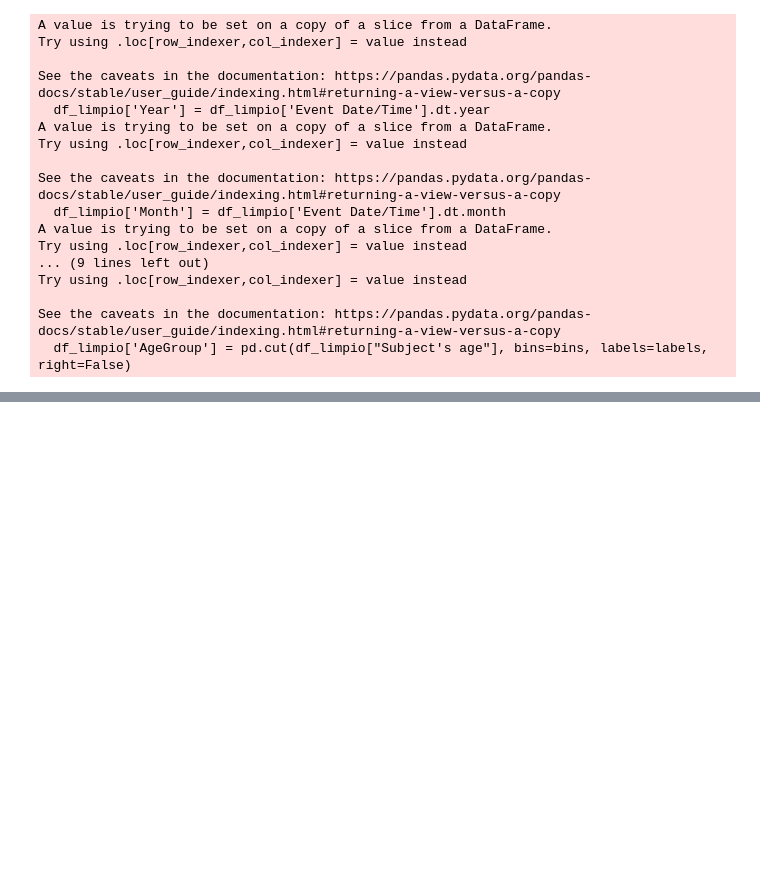
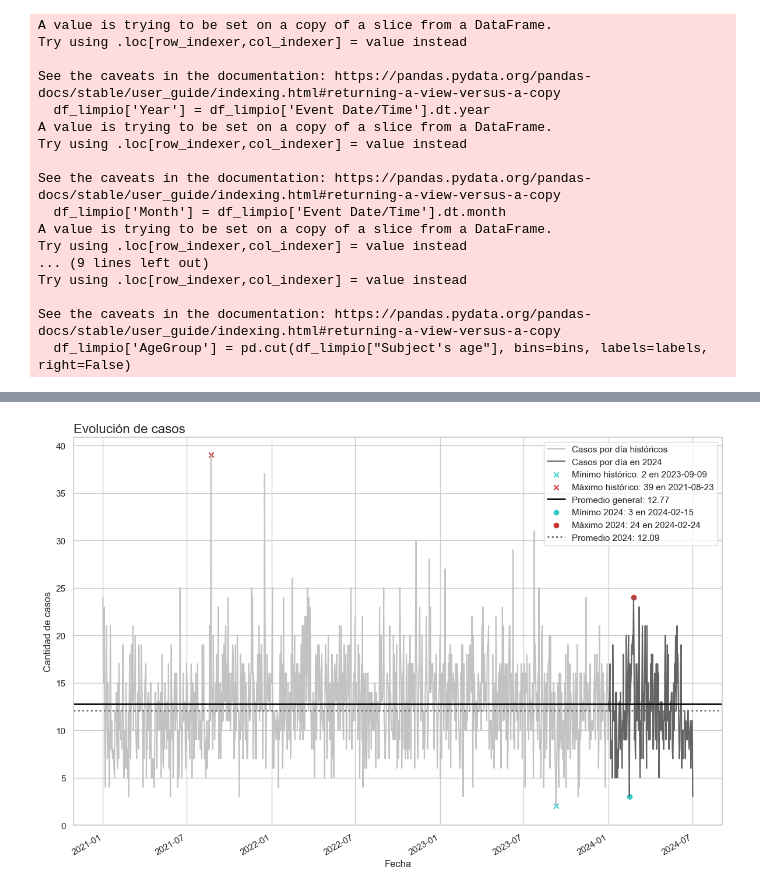
Before and after one commit to csolis97/03_Analisis_de_datos, a Jupyter notebook: Notebooks/03_visualizaciones.ipynb, the cells around one changed output, grey strips where cells are left out. Saved outputs shown, nothing was run; the diff lists cells and outputs as text; code cells hidden in the pictures; blank space fills up the shorter version.

```diff
--- a/Notebooks/03_visualizaciones.ipynb
+++ b/Notebooks/03_visualizaciones.ipynb
@@ -79 +71,45 @@ plt.show()
+# %%
+# ¿Cual ha sido la evolución histórica de casos en el tiempo?
+
+#Casos por dia y casos en 2024
+casos_por_dia = df_limpio['Event Date/Time'].dt.date.value_counts().sort_index()
+df_limpio_2024 = df_limpio[df_limpio['Event Date/Time'].dt.year == 2024] #Por interes  de analisis se genera un filtro al año actual
+casos_por_dia_2024 = df_limpio_2024['Event Date/Time'].dt.date.value_counts().sort_index()
+
+# Calculo variables de interes
+promedio_casos = casos_por_dia.mean()
+min_casos = casos_por_dia.min()
+max_casos = casos_por_dia.max()
+promedio_casos_2024 = casos_por_dia_2024.mean()
+min_casos_2024 = casos_por_dia_2024.min()
+max_casos_2024 = casos_por_dia_2024.max()
+fecha_min_casos = casos_por_dia[casos_por_dia == min_casos].index[0]
+fecha_max_casos = casos_por_dia[casos_por_dia == max_casos].index[0]
+fecha_min_casos_2024 = casos_por_dia_2024[casos_por_dia_2024 == min_casos_2024].index[0]
+fecha_max_casos_2024 = casos_por_dia_2024[casos_por_dia_2024 == max_casos_2024].index[0]
+
+# Graficos
+fig, ax = plt.subplots(figsize=(12, 8))
+casos_por_dia.plot(kind='line', color='#c2c2c2', ax=ax, label='Casos por día históricos')
+casos_por_dia_2024.plot(kind='line', color='#646464', ax=ax, label='Casos por día en 2024')
+
+# Agregar las variables de interes a la visualización
+ax.scatter(fecha_min_casos, min_casos, color='#34cdcb', marker='x', label=f'Mínimo histórico: {min_casos} en {fecha_min_casos}')
+ax.scatter(fecha_max_casos, max_casos, color='#cb3234', marker='x', label=f'Máximo histórico: {max_casos} en {fecha_max_casos}')
+ax.axhline(promedio_casos, color='#0a0a0a', linestyle='-', linewidth=2, label=f'Promedio general: {promedio_casos:.2f}')
+ax.scatter(fecha_min_casos_2024, min_casos_2024, color='#34cdcb', marker='o', label=f'Mínimo 2024: {min_casos_2024} en {fecha_min_casos_2024}')
+ax.scatter(fecha_max_casos_2024, max_casos_2024, color='#cb3234', marker='o', label=f'Máximo 2024: {max_casos_2024} en {fecha_max_casos_2024}')
+ax.axhline(promedio_casos_2024, color='#6d6552', linestyle=':', linewidth=2, label=f'Promedio 2024: {promedio_casos_2024:.2f}')
+
+# Ajustes para el grafico
+ax.set_xlabel('Fecha', fontsize=12)
+ax.set_ylim(bottom=0)
+ax.set_ylabel('Cantidad de casos', fontsize=12)
+ax.set_title('Evolución de casos', fontsize=16, loc='left')
+fig.autofmt_xdate()
+ax.legend()
+plt.tight_layout()
+plt.show()
+# %% [output]
+[figure, added]
 # %%
```
Also changed, not shown: parts of 11 cells of this notebook.
